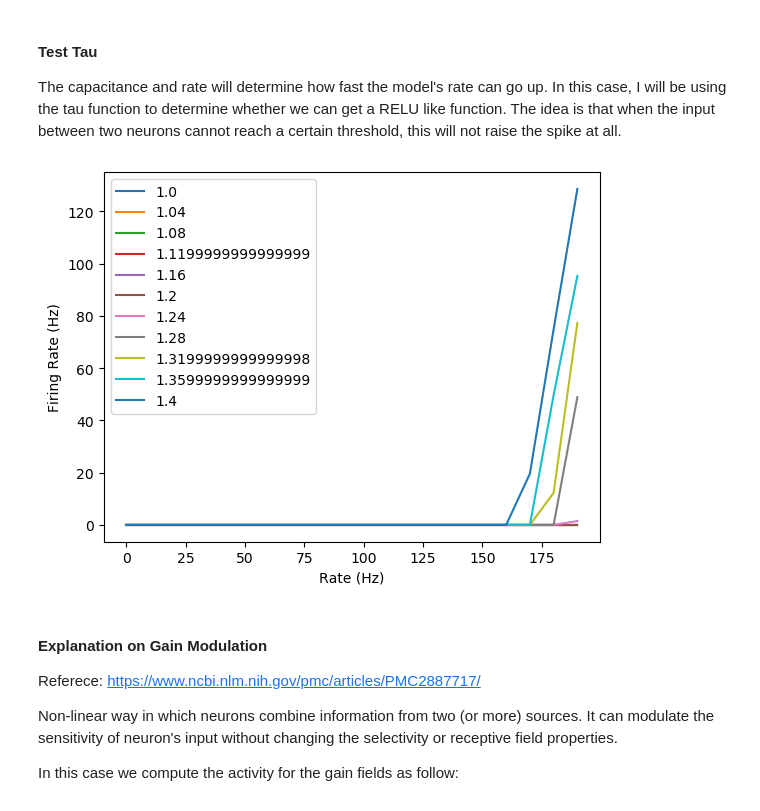
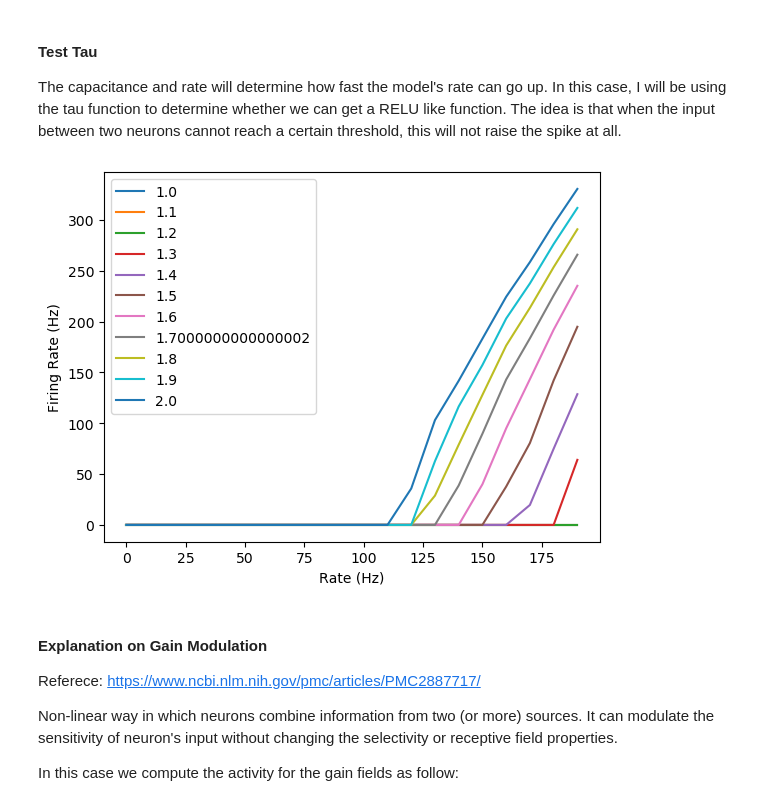
Before and after one commit to aung9htet/counting_snn, a Jupyter notebook: subitization_notebook.ipynb, the cells around one changed output. Drawn from its saved outputs; the diff is of its cells as text; code cells hidden in the pictures.

```diff
--- a/subitization_notebook.ipynb
+++ b/subitization_notebook.ipynb
@@ -477,21 +477,21 @@ def test_tau_generator(tau_m, rate):
     return len(spike_recorder.get("events")["times"])/10, multimeter.get()
 # %%
 plt.figure()
-tau_range = np.linspace(1, 1.4, 11)
+tau_range = np.linspace(1, 2, 11)
 rate_range = range(0, 200, 10)
 record_fr = np.empty(0)
 for tau in tau_range:
     record_fr = np.empty(0)
     for r in rate_range:
         fr, _ = test_tau_generator(tau, r)
         record_fr = np.append(record_fr, fr)
     plt.plot(rate_range, record_fr, label=str(tau))
 plt.legend()
 plt.xlabel("Rate (Hz)")
 plt.ylabel("Firing Rate (Hz)")
 plt.show()
 # %% [output]
-[figure, old version]
+[figure, new version]
 # %% [markdown]
 #### Explanation on Gain Modulation
 
```
Also changed, not shown: parts of 3 cells of this notebook.
